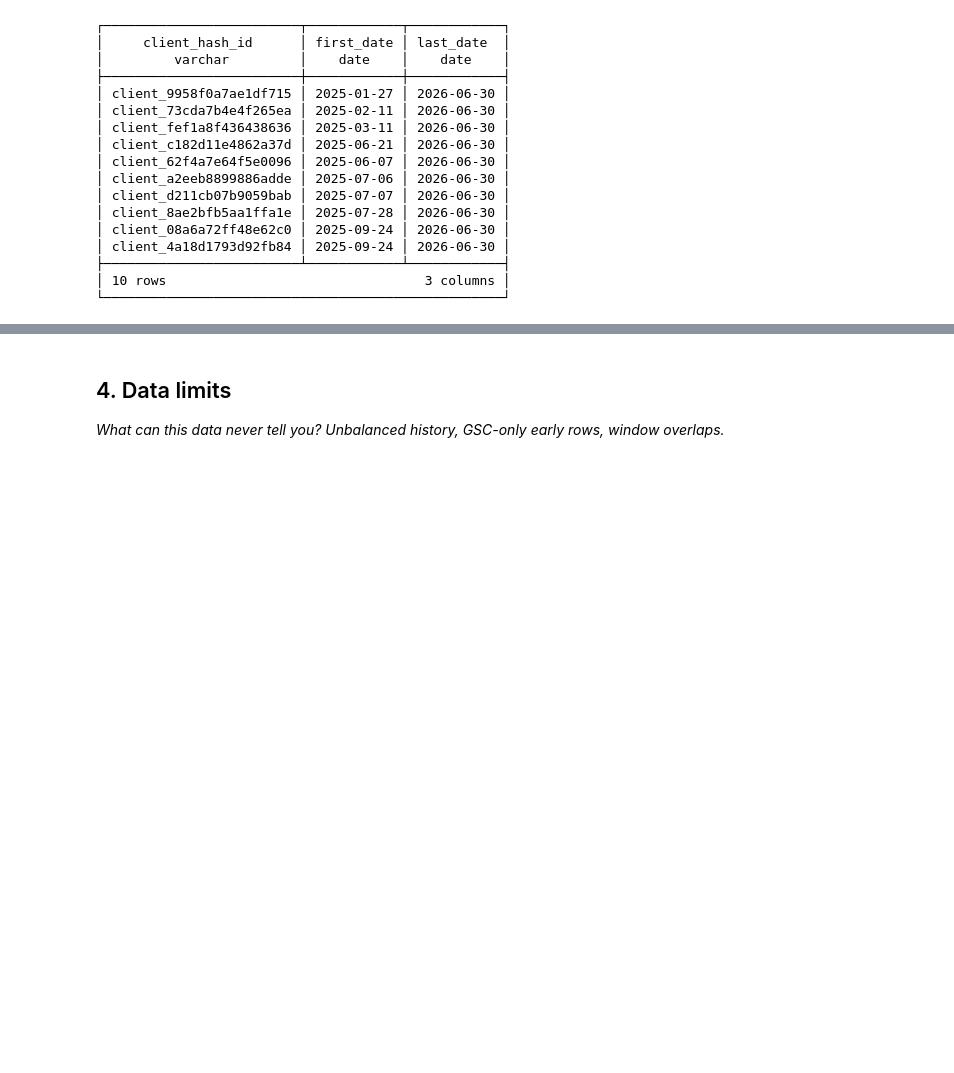
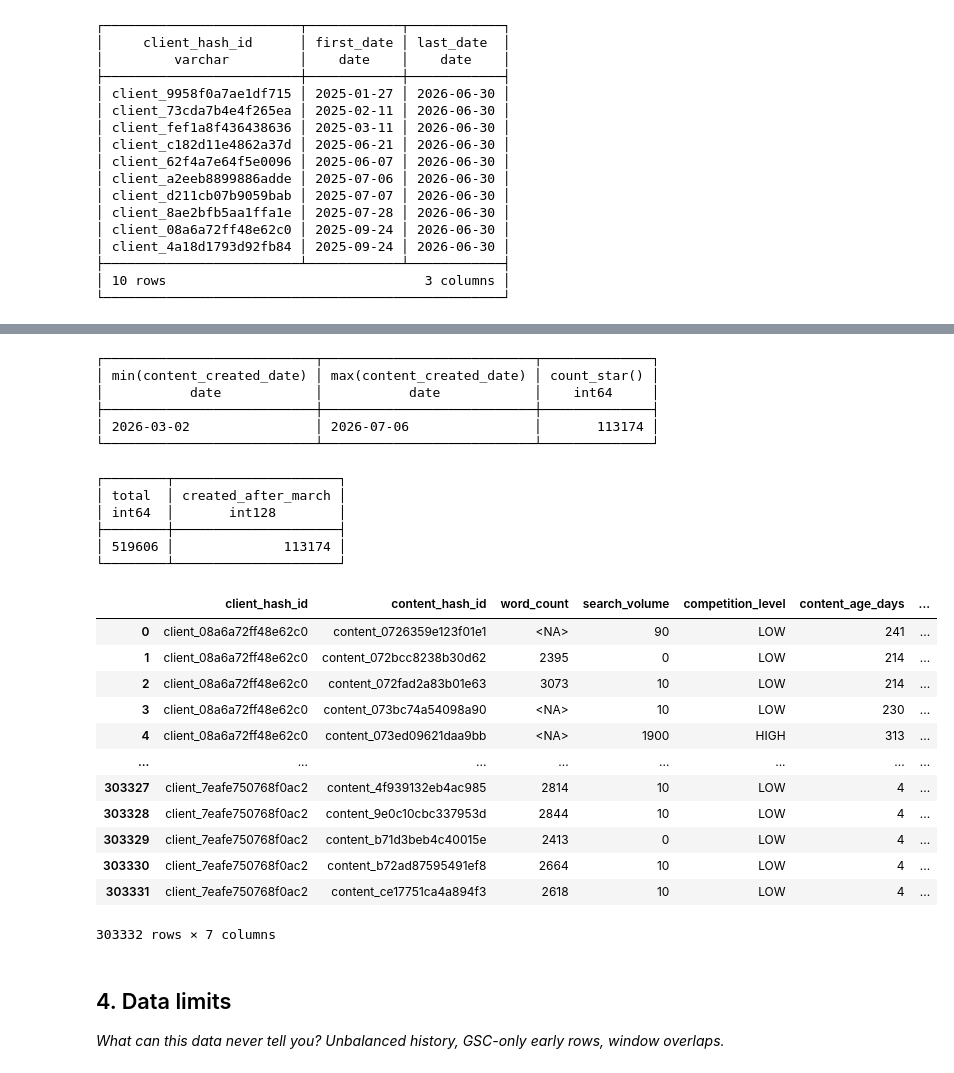
Before and after one commit to Zainab-Aijaz/FlyRank_ML_Assignment_Internship, a Jupyter notebook: work/notebooks/w03_data_contract.ipynb, the cells around one changed output, grey strips where cells are left out. Cells and saved outputs as stored; diff of their text form; code cells hidden in the pictures; blank space fills up the shorter version.

```diff
--- a/work/notebooks/w03_data_contract.ipynb
+++ b/work/notebooks/w03_data_contract.ipynb
@@ -227,3 +284,71 @@ display(duckdb.sql("""
+# %%
+duckdb.sql("""
+    SELECT MIN(content_created_date), MAX(content_created_date), COUNT(*)
+    FROM dim_content
+    WHERE content_created_date > DATE '2026-03-01'
+""")
+# %% [output]
+┌───────────────────────────┬───────────────────────────┬──────────────┐
+│ min(content_created_date) │ max(content_created_date) │ count_star() │
+│           date            │           date            │    int64     │
+├───────────────────────────┼───────────────────────────┼──────────────┤
+│ 2026-03-02                │ 2026-07-06                │       113174 │
+└───────────────────────────┴───────────────────────────┴──────────────┘
+# %%
+duckdb.sql("""
+    SELECT
+        COUNT(*) AS total,
+        SUM(CASE WHEN content_created_date > DATE '2026-03-01' THEN 1 ELSE 0 END) AS created_after_march
+    FROM dim_content
+""")
+# %% [output]
+┌────────┬─────────────────────┐
+│ total  │ created_after_march │
+│ int64  │       int128        │
+├────────┼─────────────────────┤
+│ 519606 │              113174 │
+└────────┴─────────────────────┘
+# %%
+features = duckdb.sql("""
+    WITH prior_position AS (
+        SELECT client_hash_id, content_hash_id,
+               AVG(gsc_avg_position) AS gsc_avg_position_prior
+        FROM fact_content
+        WHERE report_date BETWEEN DATE '2026-02-01' AND DATE '2026-02-28'
+          AND gsc_data_available IS TRUE
+        GROUP BY client_hash_id, content_hash_id
+    )
+    SELECT
+        d.client_hash_id,
+        d.content_hash_id,
+        d.word_count,
+        d.search_volume,
+        d.competition_level,
+        DATE_DIFF('day', d.content_created_date, DATE '2026-03-01') AS content_age_days,
+        p.gsc_avg_position_prior
+    FROM dim_content d
+    LEFT JOIN prior_position p
+        USING (client_hash_id, content_hash_id)
+    WHERE d.is_published IS TRUE
+      AND d.is_deleted IS FALSE
+      AND d.content_created_date <= DATE '2026-03-01'
+""")
+
+features.df()
+# %% [output]
+|  | client_hash_id | content_hash_id | word_count | search_volume | competition_level | content_age_days | ... |
+| 0 | client_08a6a72ff48e62c0 | content_0726359e123f01e1 | <NA> | 90 | LOW | 241 | ... |
+| 1 | client_08a6a72ff48e62c0 | content_072bcc8238b30d62 | 2395 | 0 | LOW | 214 | ... |
+| 2 | client_08a6a72ff48e62c0 | content_072fad2a83b01e63 | 3073 | 10 | LOW | 214 | ... |
+| 3 | client_08a6a72ff48e62c0 | content_073bc74a54098a90 | <NA> | 10 | LOW | 230 | ... |
+| 4 | client_08a6a72ff48e62c0 | content_073ed09621daa9bb | <NA> | 1900 | HIGH | 313 | ... |
+| ... | ... | ... | ... | ... | ... | ... | ... |
+| 303327 | client_7eafe750768f0ac2 | content_4f939132eb4ac985 | 2814 | 10 | LOW | 4 | ... |
+| 303328 | client_7eafe750768f0ac2 | content_9e0c10cbc337953d | 2844 | 10 | LOW | 4 | ... |
+| 303329 | client_7eafe750768f0ac2 | content_b71d3beb4c40015e | 2413 | 0 | LOW | 4 | ... |
+| 303330 | client_7eafe750768f0ac2 | content_b72ad87595491ef8 | 2664 | 10 | LOW | 4 | ... |
+| 303331 | client_7eafe750768f0ac2 | content_ce17751ca4a894f3 | 2618 | 10 | LOW | 4 | ... |
+303332 rows × 7 columns
 # %% [markdown]
 ## 4. Data limits
 
```
Also changed, not shown: parts of 6 cells of this notebook.
